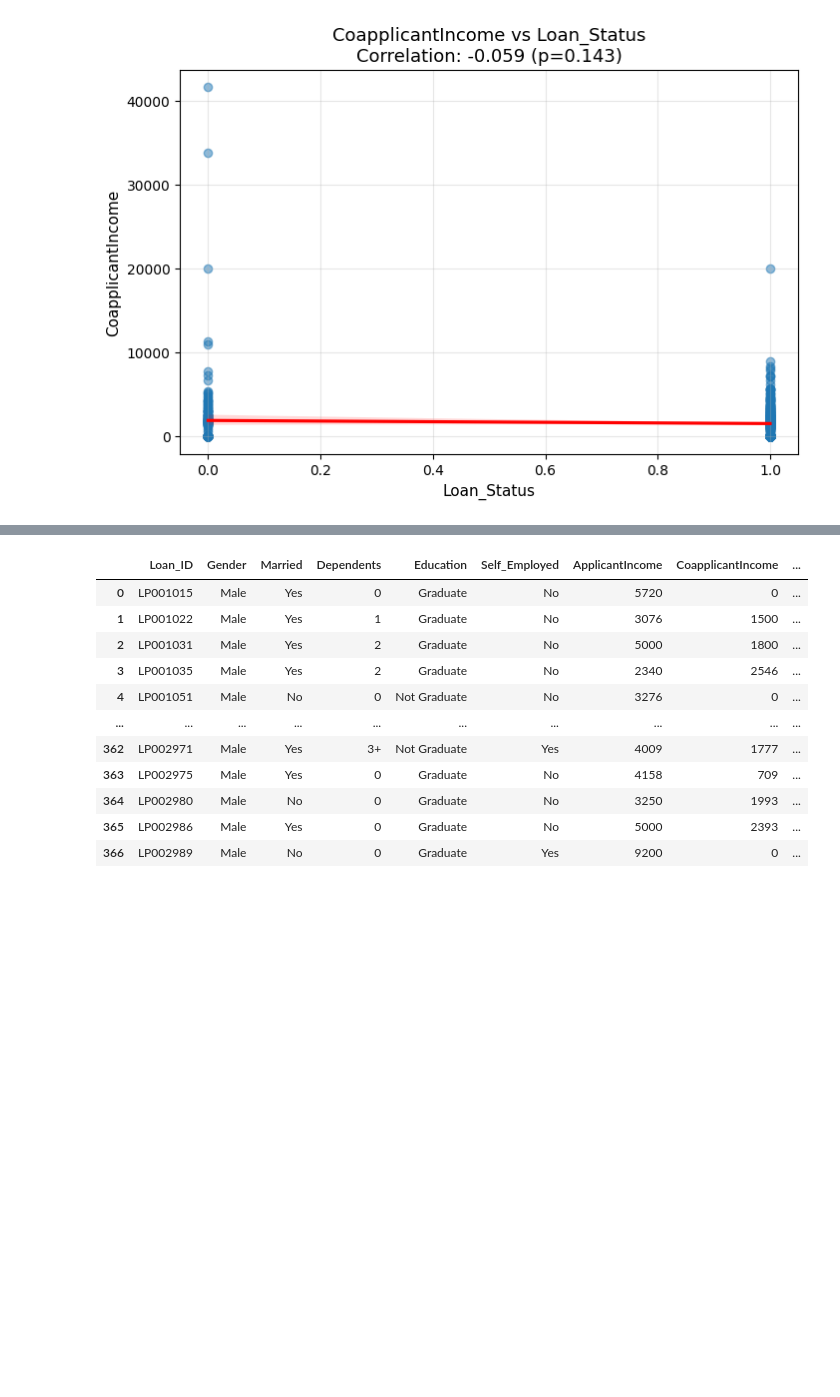
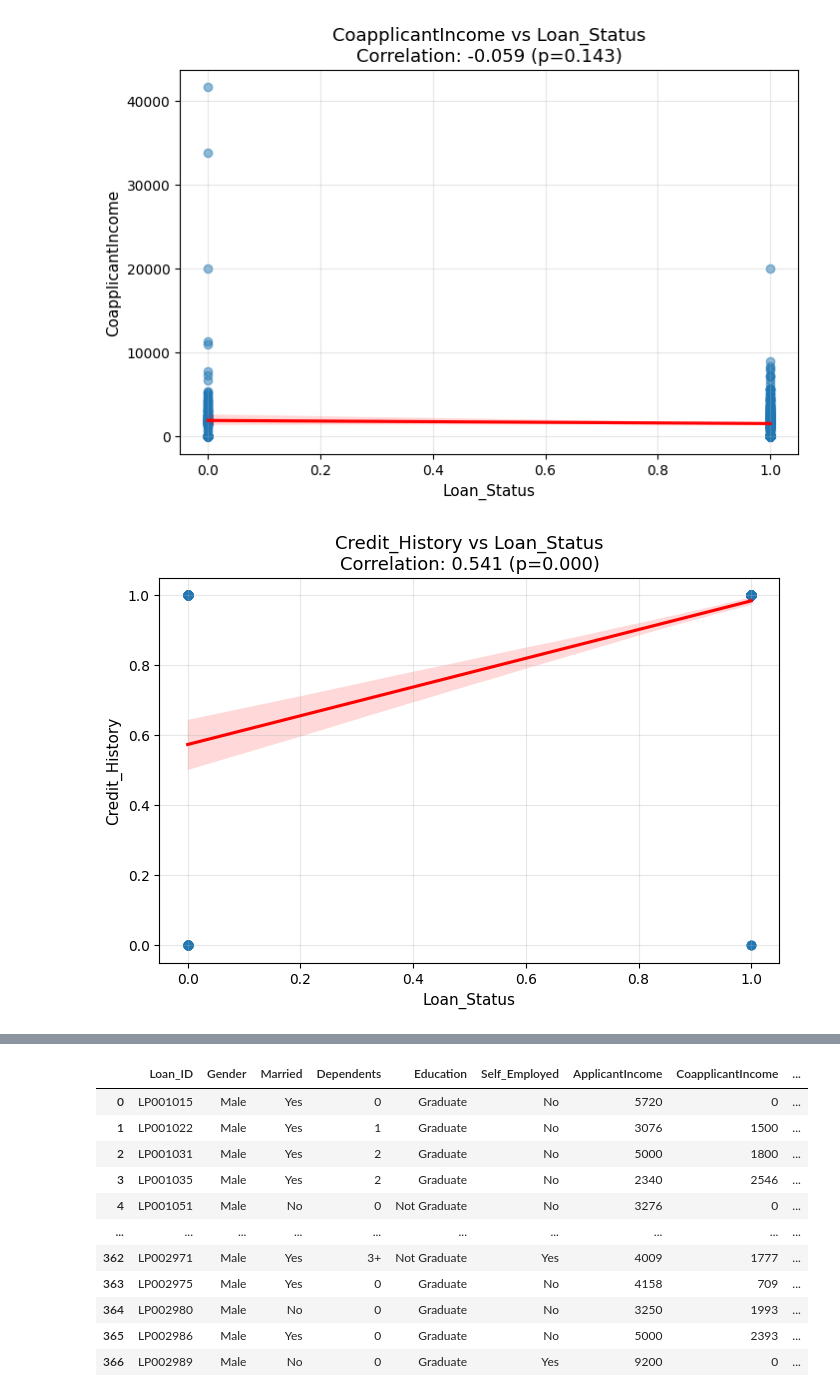
Before and after one commit to cheryvmak/my_tasks, a Jupyter notebook: Week_11/Day_5/Ml_pipeline/task.ipynb, the cells around one changed output, grey strips where cells are left out. Cells and saved outputs as stored; diff of their text form; code cells hidden in the pictures; blank space fills up the shorter version.

```diff
--- a/Week_11/Day_5/Ml_pipeline/task.ipynb
+++ b/Week_11/Day_5/Ml_pipeline/task.ipynb
@@ -818,4 +928,8 @@ def numeric_bivariate_plot(df1, x_col, y_col):
 numeric_bivariate_plot(df1, 'Loan_Status', 'CoapplicantIncome')
 # %% [output]
 [figure]
+# %%
+numeric_bivariate_plot(df1, 'Loan_Status', 'Credit_History')
+# %% [output]
+[figure, added]
 # %%
```
Also changed, not shown: parts of 24 cells of this notebook, 4 other files.
